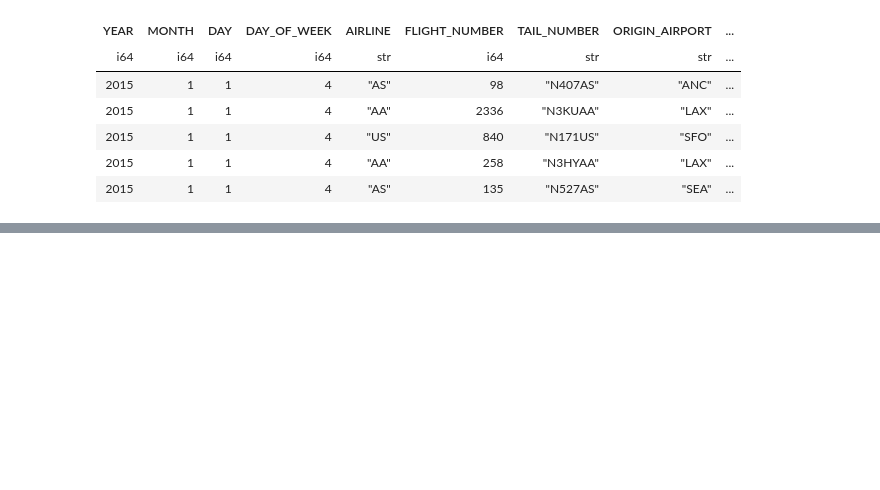
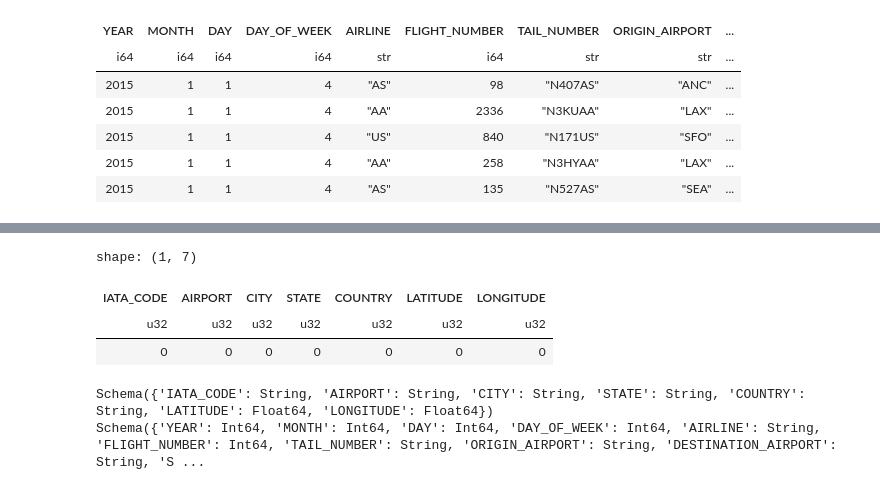
Before and after one commit to tosoham/flight-insight, a Jupyter notebook: notebooks/data_preprocessing_soham.ipynb, the cells around one changed output, grey strips where cells are left out. Saved outputs shown, nothing was run; the diff lists cells and outputs as text; code cells hidden in the pictures; blank space fills up the shorter version.

```diff
--- a/notebooks/data_preprocessing_soham.ipynb
+++ b/notebooks/data_preprocessing_soham.ipynb
@@ -479,0 +494,47 @@ shape: (5, 28)
+# %%
+airports_df = airports_df.with_columns(
+    pl.when(pl.col(['IATA_CODE']) == 'ECP')
+    .then(pl.lit(30.3549))
+    .otherwise(pl.col("LATITUDE"))
+    .alias("LATITUDE"),
+
+    pl.when(pl.col("IATA_CODE") == "ECP")
+    .then(pl.lit(-85.7995))
+    .otherwise(pl.col("LONGITUDE"))
+    .alias("LONGITUDE")
+    )
+airports_df = airports_df.with_columns(
+    pl.when(pl.col(['IATA_CODE']) == 'PBG')
+    .then(pl.lit(44.6575))
+    .otherwise(pl.col("LATITUDE"))
+    .alias("LATITUDE"),
+
+    pl.when(pl.col("IATA_CODE") == "PBG")
+    .then(pl.lit(-73.4670))
+    .otherwise(pl.col("LONGITUDE"))
+    .alias("LONGITUDE")
+    )
+airports_df = airports_df.with_columns(
+    pl.when(pl.col(['IATA_CODE']) == 'UST')
+    .then(pl.lit(29.9314))
+    .otherwise(pl.col("LATITUDE"))
+    .alias("LATITUDE"),
+
+    pl.when(pl.col("IATA_CODE") == "UST")
+    .then(pl.lit(-81.2961))
+    .otherwise(pl.col("LONGITUDE"))
+    .alias("LONGITUDE")
+    )
+
+airports_df.null_count()
+# %% [output]
+shape: (1, 7)
+| IATA_CODE | AIRPORT | CITY | STATE | COUNTRY | LATITUDE | LONGITUDE |
+| u32 | u32 | u32 | u32 | u32 | u32 | u32 |
+| 0 | 0 | 0 | 0 | 0 | 0 | 0 |
+# %%
+print(airports_df.schema)
+print(flights_clean_df.schema)
+# %% [output]
+Schema({'IATA_CODE': String, 'AIRPORT': String, 'CITY': String, 'STATE': String, 'COUNTRY': String, 'LATITUDE': Float64, 'LONGITUDE': Float64})
+Schema({'YEAR': Int64, 'MONTH': Int64, 'DAY': Int64, 'DAY_OF_WEEK': Int64, 'AIRLINE': String, 'FLIGHT_NUMBER': Int64, 'TAIL_NUMBER': String, 'ORIGIN_AIRPORT': String, 'DESTINATION_AIRPORT': String, 'S ...
```
Also changed, not shown: parts of 24 cells of this notebook, 1 other file.
